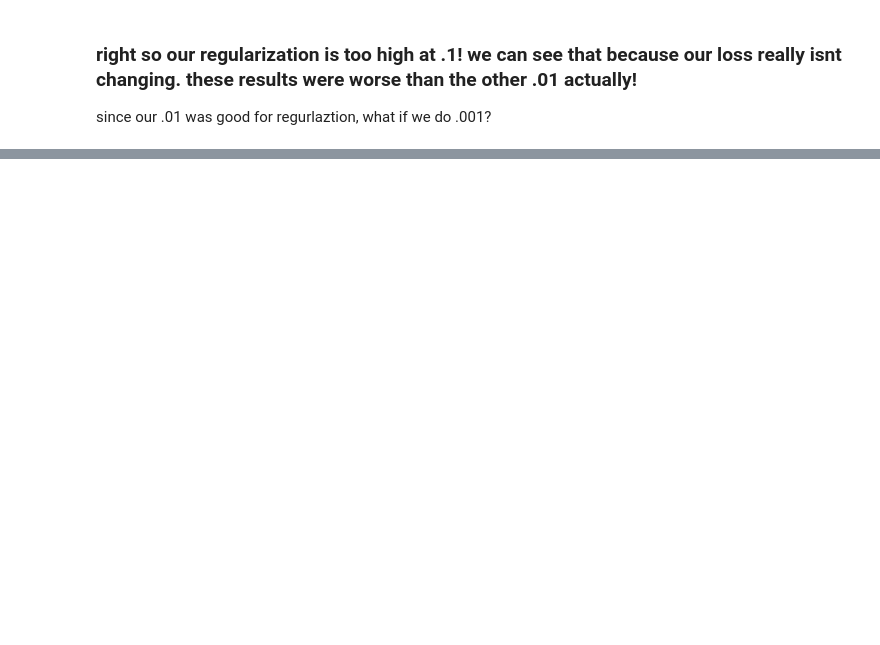
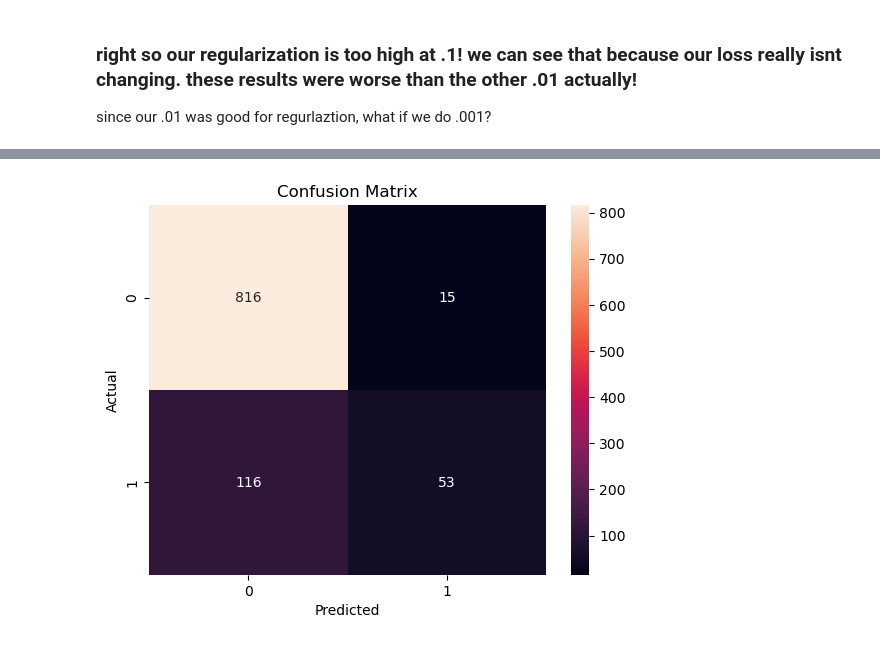
Before and after one commit to nnnolan/IT3040, a Jupyter notebook: proj2/regression.ipynb, the cells around one changed output, grey strips where cells are left out. Cells and saved outputs as stored; diff of their text form; code cells hidden in the pictures; blank space fills up the shorter version.

```diff
--- a/proj2/regression.ipynb
+++ b/proj2/regression.ipynb
@@ -428,0 +517,3 @@ so we can conclude that .01 is a good regularization term, what happens if we ch
+# %%
+plot_confusion_matrix(new_activation, X_test, y_test)
+# %% [output]
@@ -428,0 +522 @@ so we can conclude that .01 is a good regularization term, what happens if we ch
+[figure, added]
```
Also changed, not shown: parts of 35 cells of this notebook, 4 other files.
